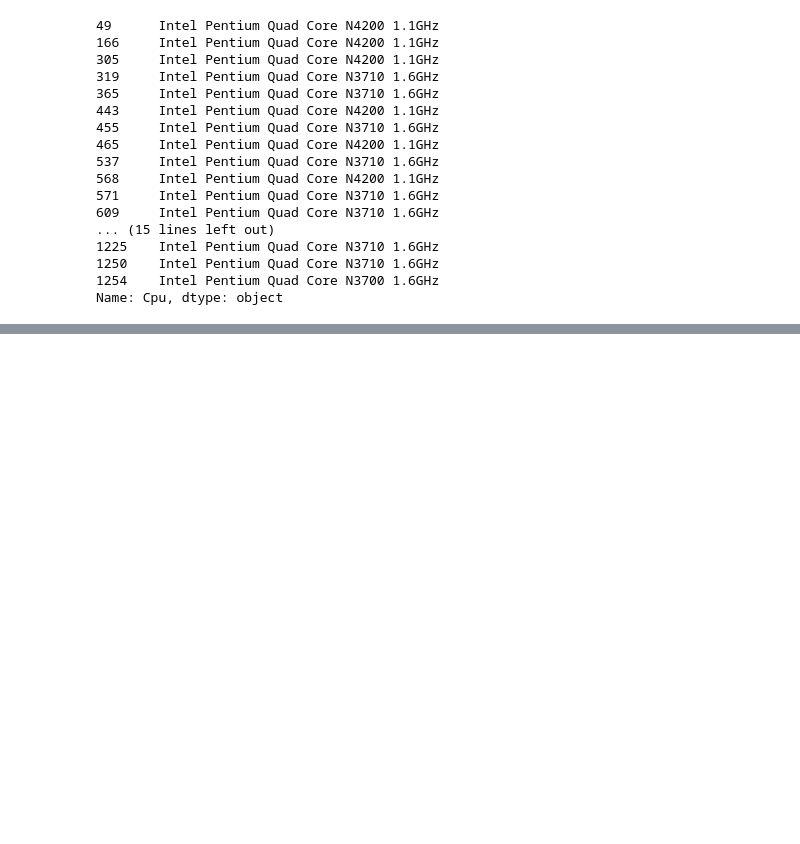
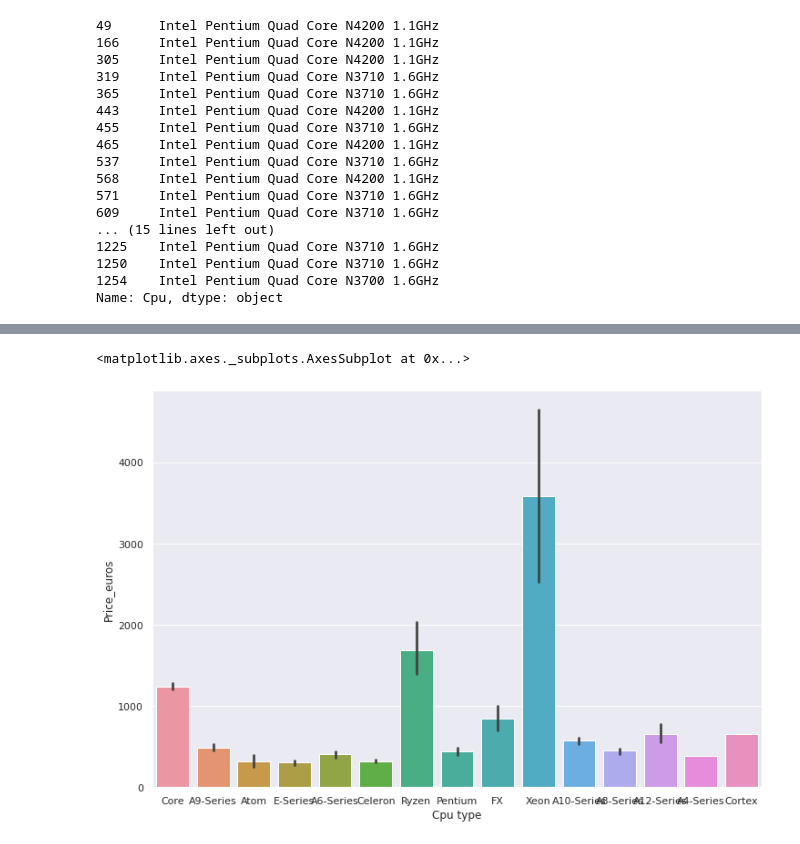
Before and after one commit to SayatP/Laptop-price-prediction, a Jupyter notebook: Notebook.ipynb, the cells around one changed output, grey strips where cells are left out. Saved outputs shown, nothing was run; the diff lists cells and outputs as text; code cells hidden in the pictures; blank space fills up the shorter version.

Commit message:
1. Added some charts. 2. Added encoding for some categorical features.

```diff
--- a/Notebook.ipynb
+++ b/Notebook.ipynb
@@ -128,3 +136,9 @@ Index(['Company', 'Product', 'TypeName', 'Inches', 'ScreenResolution', 'Cpu',
       dtype='object')
 # %%
 df['Pixels Per Inch'] = df.apply(lambda x: resolution_to_number(x.ScreenResolution, x.Inches), axis=1)
+# %%
+import seaborn as sns
+
+sns.set(rc = {'figure.figsize':(12,8)})
+
+sns.barplot(x=df["TypeName"], y=df["Price_euros"])
@@ -130,0 +149,5 @@ df['Pixels Per Inch'] = df.apply(lambda x: resolution_to_number(x.ScreenResoluti
+# %%
+sns.barplot(x=df["Cpu type"], y=df["Price_euros"])
+# %% [output]
+<matplotlib.axes._subplots.AxesSubplot at 0x...>
+[figure, added]
```
Also changed, not shown: parts of 17 cells of this notebook.
